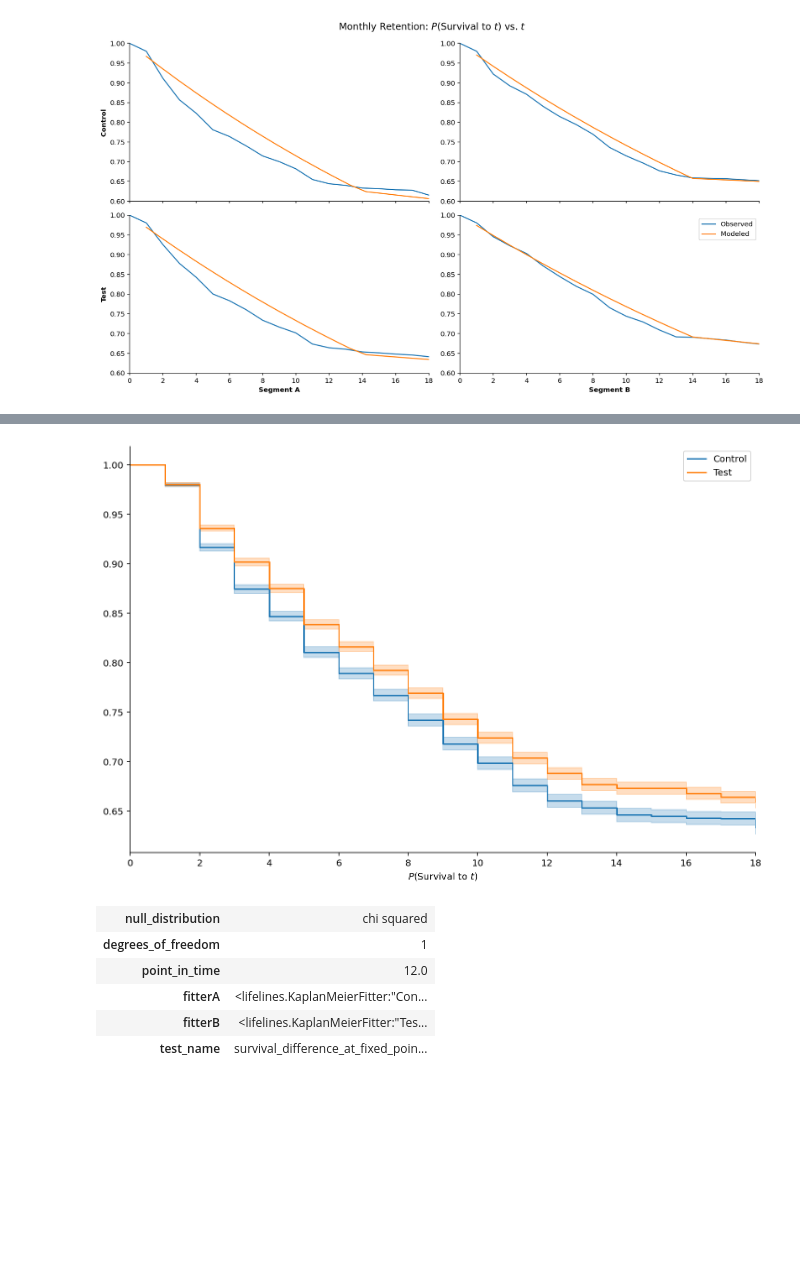
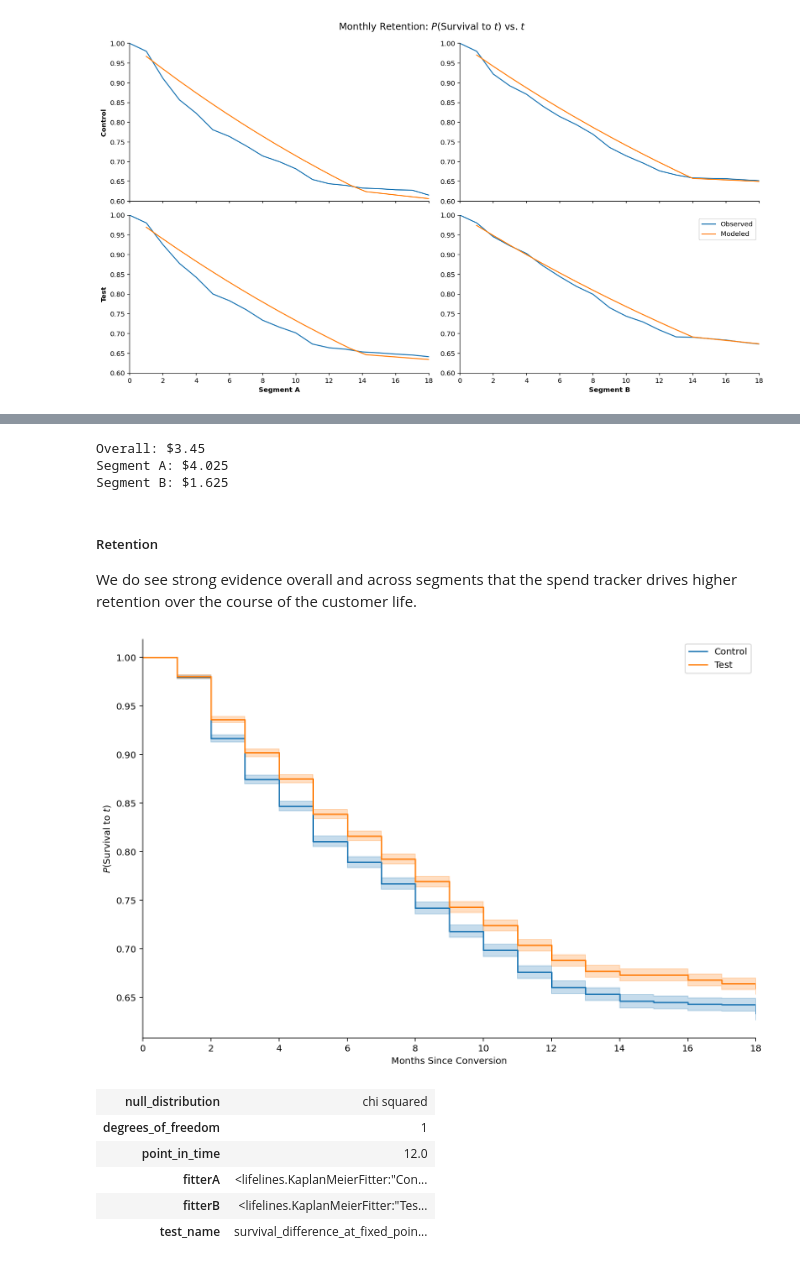
Before and after one commit to Per48edjes/Chime-Case, a Jupyter notebook: analysis.ipynb, the cells around one changed output, grey strips where cells are left out. Drawn from its saved outputs; the diff is of its cells as text; code cells hidden in the pictures; blank space fills up the shorter version.

```diff
--- a/analysis.ipynb
+++ b/analysis.ipynb
@@ -348,25 +414,38 @@ plt.show()
+# %%
+# Approximate PMPM Spend Tracker "breakevens" between Test and Control LTV
+print(f"Overall: ${overall_spend_tracker_BE}")
+print(f"Segment A: ${segment_A_spend_tracker_BE}")
+print(f"Segment B: ${segment_B_spend_tracker_BE}")
+# %% [output]
+Overall: $3.45
+Segment A: $4.025
+Segment B: $1.625
+# %% [markdown]
+##### Retention
+
+We do see strong evidence overall and across segments that the spend tracker drives higher retention over the course of the customer life.
 # %%
 # Plot Test vs. Control retention overall
 test_model = test.fit_survival_model('KaplanMeier', label='Test')
 control_model = control.fit_survival_model('KaplanMeier', label='Control')
 
 # Set up plots
 plt.figure(figsize=(12,8))
 
 # Plot data
 control_model.plot_survival_function()
 test_model.plot_survival_function()
 
 # Cosmetic Adjustments
 plt.xlabel('Months Since Conversion')
-plt.xlabel('$P($Survival to $t)$')
+plt.ylabel('$P($Survival to $t)$')
 plt.xlim(0, 18)
 ax = plt.gca()
 ax.spines['top'].set_visible(False)
 ax.spines['right'].set_visible(False)
 plt.show()
 # %% [output]
-[figure, old version]
+[figure, new version]
 # %%
 # Difference in 1 Year retention
 point_in_time = 12.
```
Also changed, not shown: parts of 39 cells of this notebook, 2 other files.
